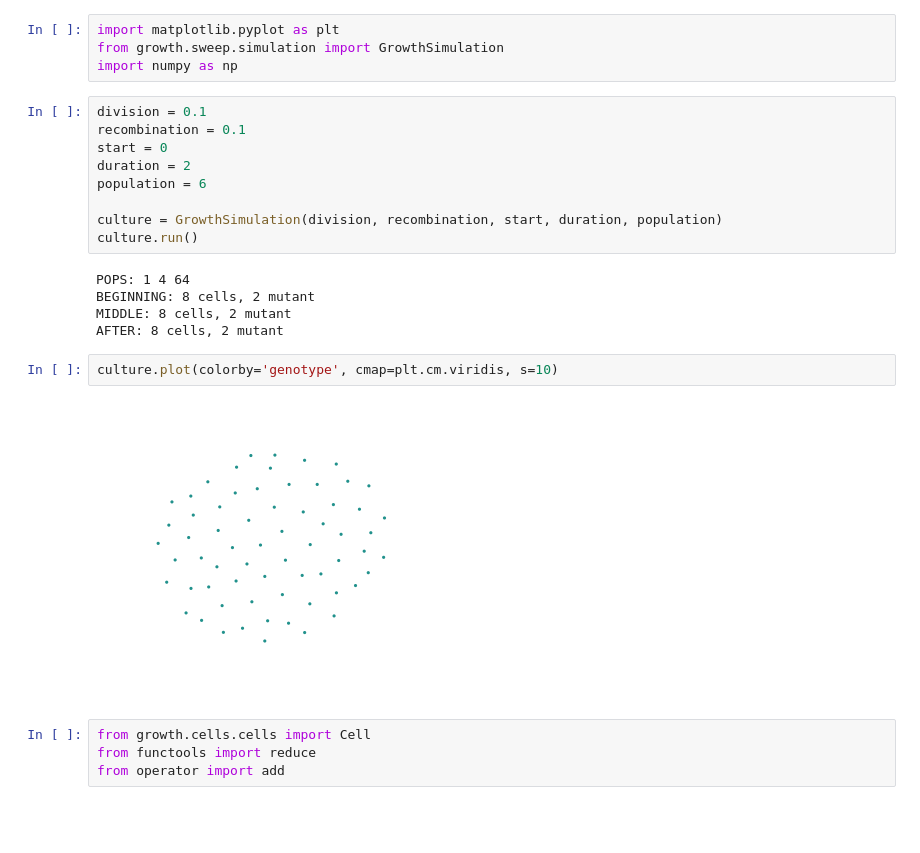
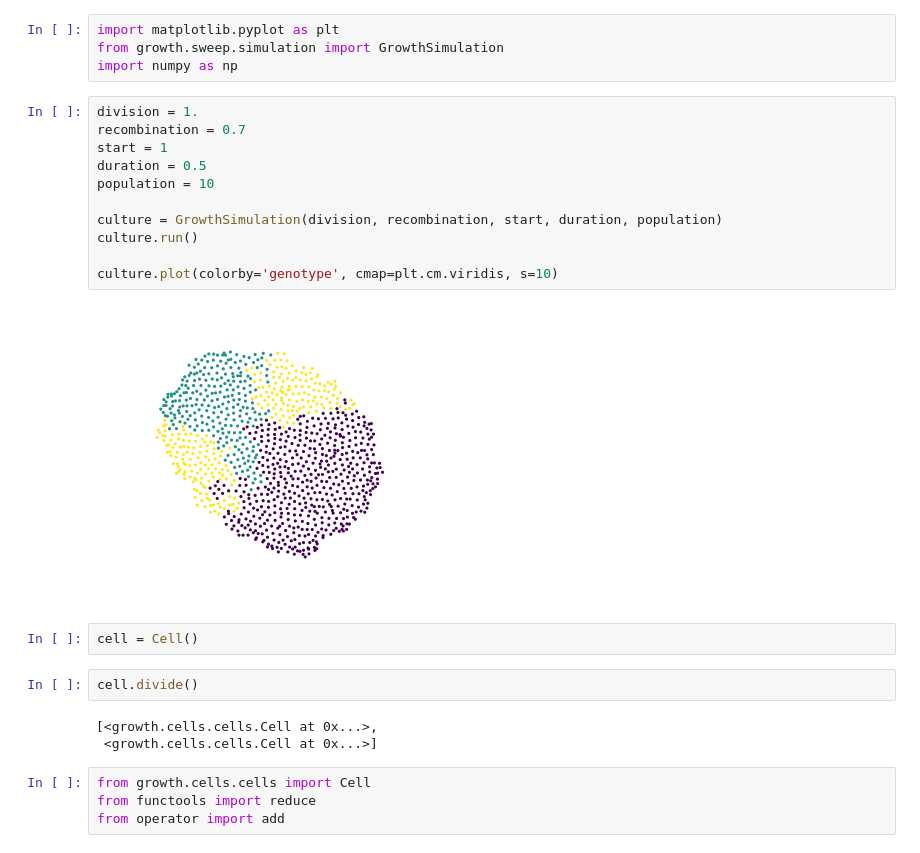
Before and after one commit to sbernasek/growth, a Jupyter notebook: notebooks/development.ipynb, the cells around one changed output. Drawn from its saved outputs; the diff is of its cells as text; blank space fills up the shorter version.

```diff
--- a/notebooks/development.ipynb
+++ b/notebooks/development.ipynb
@@ -7,23 +7,25 @@ import matplotlib.pyplot as plt
 from growth.sweep.simulation import GrowthSimulation
 import numpy as np
 # %%
-division = 0.1
-recombination = 0.1
-start = 0
-duration = 2
-population = 6
+division = 1.
+recombination = 0.7
+start = 1
+duration = 0.5
+population = 10
 
 culture = GrowthSimulation(division, recombination, start, duration, population)
 culture.run()
+
+culture.plot(colorby='genotype', cmap=plt.cm.viridis, s=10)
 # %% [output]
-POPS: 1 4 64
-BEGINNING: 8 cells, 2 mutant
-MIDDLE: 8 cells, 2 mutant
-AFTER: 8 cells, 2 mutant
+[figure, added]
-# %%
-culture.plot(colorby='genotype', cmap=plt.cm.viridis, s=10)
-# %% [output]
-[figure, removed]
+# %%
+cell = Cell()
+# %%
+cell.divide()
+# %% [output]
+[<growth.cells.cells.Cell at 0x...>,
+ <growth.cells.cells.Cell at 0x...>]
 # %%
 from growth.cells.cells import Cell
 from functools import reduce
```
Also changed, not shown: parts of 4 cells of this notebook, 2 other files.
